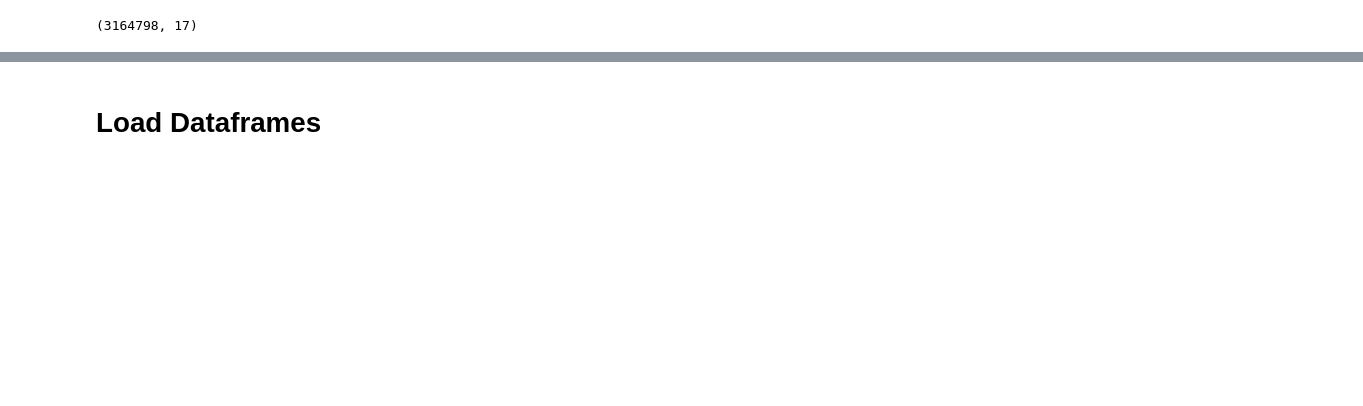
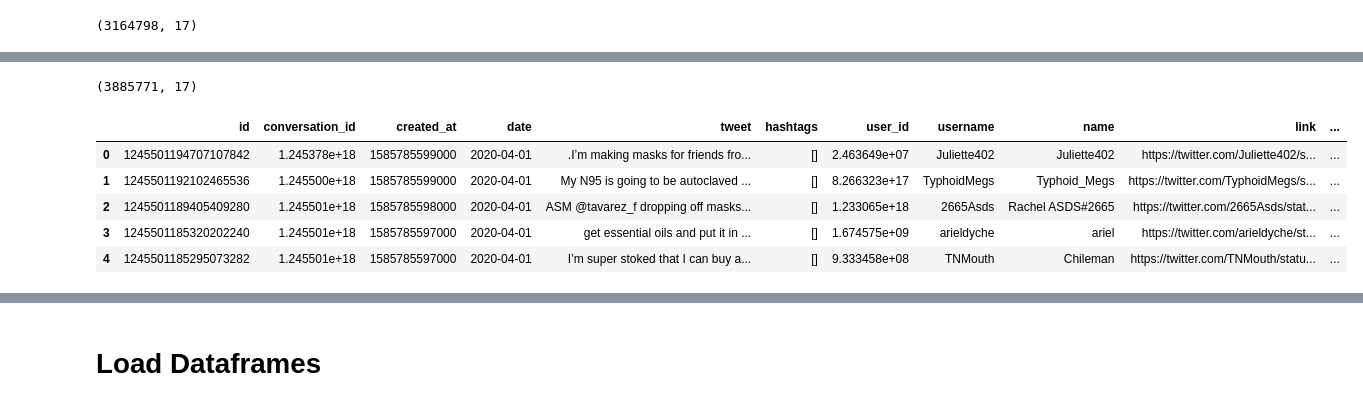
Before and after one commit to EricB10/twitter-sentiment-analysis, a Jupyter notebook: data_cleaning_notebook.ipynb, the cells around one changed output, grey strips where cells are left out. Cells and saved outputs as stored; diff of their text form; code cells hidden in the pictures; blank space fills up the shorter version.

Commit message:
scraped all tweets through may

```diff
--- a/data_cleaning_notebook.ipynb
+++ b/data_cleaning_notebook.ipynb
@@ -133,0 +141,4 @@ jan_thru_mar_clean.to_csv('Datasets/jan_thru_mar_tweets_clean.csv')
+# %%
+apr19_raw = pd.read_csv('Datasets/april19_tweets.csv', index_col=0)
+apr19_raw.dropna(how='all', inplace=True)
+apr19_raw.shape
@@ -133,0 +147,4 @@ jan_thru_mar_clean.to_csv('Datasets/jan_thru_mar_tweets_clean.csv')
+# %%
+apr20_raw = pd.read_csv('Datasets/april20_tweets.csv', index_col=0)
+apr20_raw.dropna(how='all', inplace=True)
+apr20_raw.shape
@@ -133,0 +174,3 @@ jan_thru_mar_clean.to_csv('Datasets/jan_thru_mar_tweets_clean.csv')
+# %%
+apr20_raw.dropna(subset=['name', 'link', 'username', 'retweet'], inplace=True)
+apr20_raw.shape
@@ -133,0 +200,15 @@ jan_thru_mar_clean.to_csv('Datasets/jan_thru_mar_tweets_clean.csv')
+# %%
+apr_clean = pd.concat([apr01_raw, apr03_raw, apr11_raw, apr19_raw, apr20_raw])
+apr_clean.reset_index(drop=True, inplace=True)
+apr_clean.shape
+# %% [output]
+(3885771, 17)
+# %%
+apr_clean.head()
+# %% [output]
+|  | id | conversation_id | created_at | date | tweet | hashtags | user_id | username | name | link | ... |
+| 0 | 1245501194707107842 | 1.245378e+18 | 1585785599000 | 2020-04-01 | .I’m making masks for friends fro... | [] | 2.463649e+07 | Juliette402 | Juliette402 | https://twitter.com/Juliette402/s... | ... |
+| 1 | 1245501192102465536 | 1.245500e+18 | 1585785599000 | 2020-04-01 | My N95 is going to be autoclaved ... | [] | 8.266323e+17 | TyphoidMegs | Typhoid_Megs | https://twitter.com/TyphoidMegs/s... | ... |
+| 2 | 1245501189405409280 | 1.245501e+18 | 1585785598000 | 2020-04-01 | ASM @tavarez_f dropping off masks... | [] | 1.233065e+18 | 2665Asds | Rachel ASDS#2665 | https://twitter.com/2665Asds/stat... | ... |
+| 3 | 1245501185320202240 | 1.245501e+18 | 1585785597000 | 2020-04-01 | get essential oils and put it in ... | [] | 1.674575e+09 | arieldyche | ariel | https://twitter.com/arieldyche/st... | ... |
+| 4 | 1245501185295073282 | 1.245501e+18 | 1585785597000 | 2020-04-01 | I’m super stoked that I can buy a... | [] | 9.333458e+08 | TNMouth | Chileman | https://twitter.com/TNMouth/statu... | ... |
```
Also changed, not shown: parts of 29 cells of this notebook, 1 other file.
